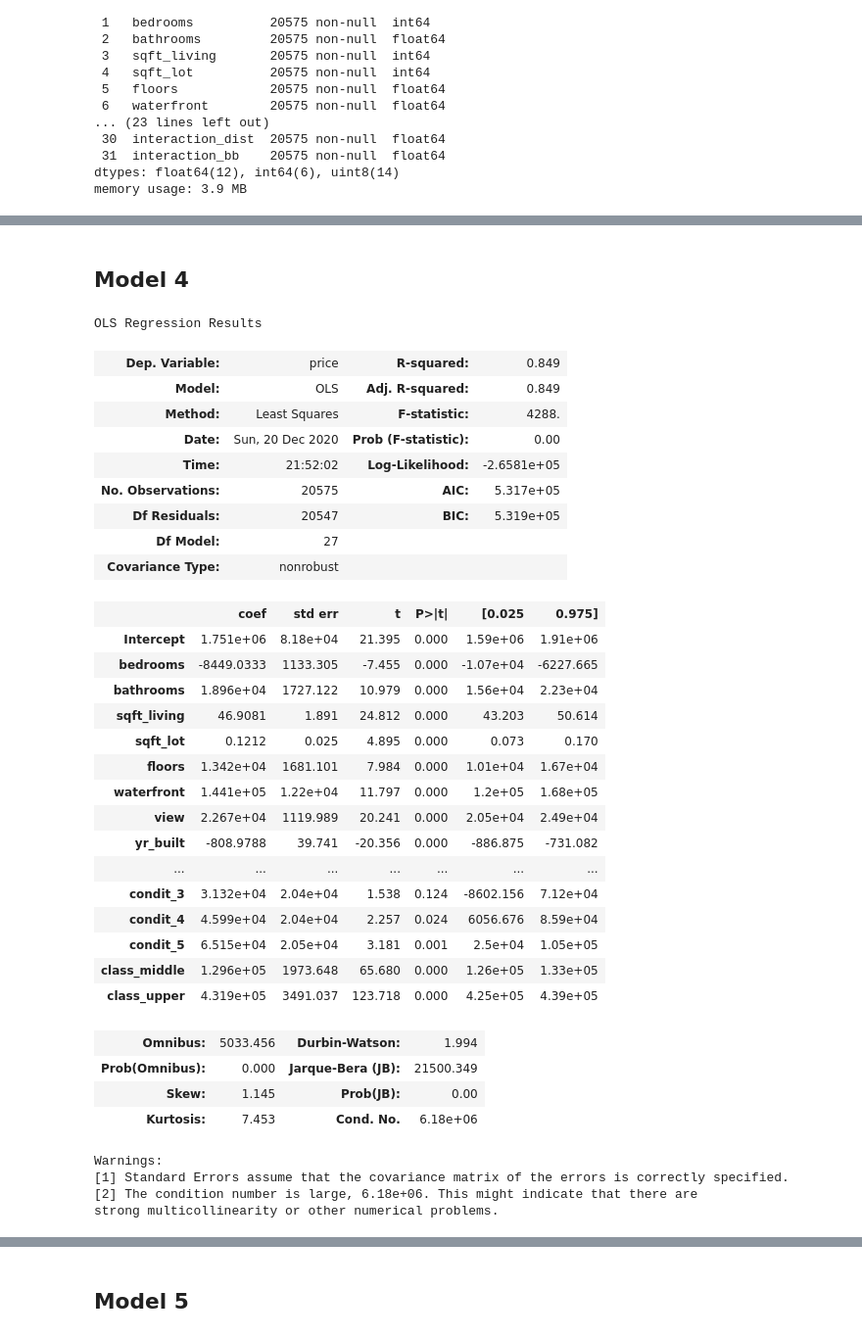
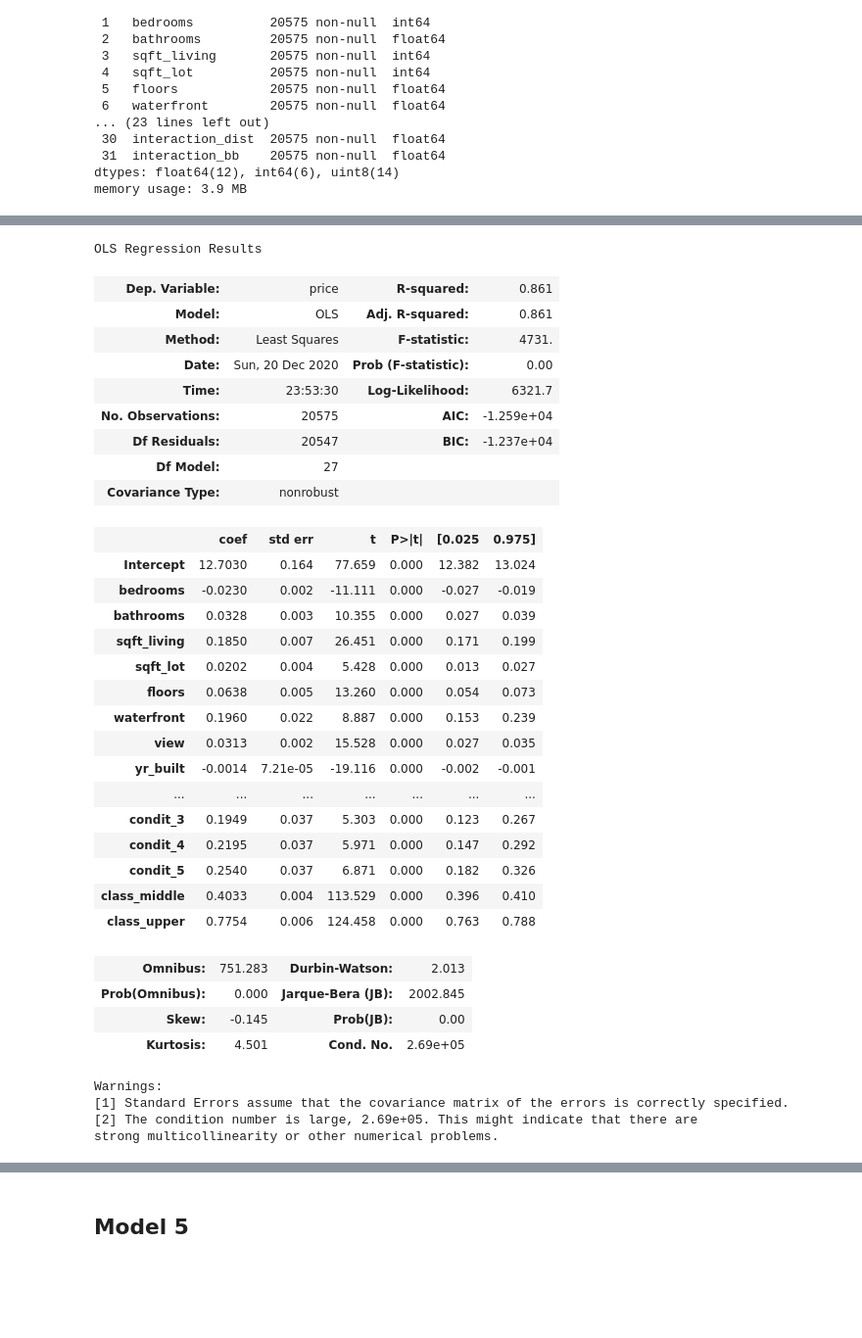
Before and after one commit to MJ-AllDay-67/Project_2_Regression, a Jupyter notebook: regression_notebook.ipynb, the cells around one changed output, grey strips where cells are left out. Shown at 98% size. Cells and saved outputs as stored; diff of their text form; code cells hidden in the pictures; blank space fills up the shorter version.

```diff
--- a/regression_notebook.ipynb
+++ b/regression_notebook.ipynb
@@ -898,10 +892,0 @@ plt.tight_layout()
-# %%
-from sklearn.preprocessing import QuantileTransformer
-qt = QuantileTransformer(output_distribution='normal')
-df['qt_price'] = qt.fit_transform(df[['price']])
-df['qt_sqft_living'] = qt.fit_transform(df[['sqft_living']])
-df['qt_sqft_living15'] = qt.fit_transform(df[['sqft_living15']])
-df['qt_sqft_lot'] = qt.fit_transform(df[['sqft_lot']])
-df['qt_sqft_lot15'] = qt.fit_transform(df[['sqft_lot15']])
-df['qt_interaction_dist'] = qt.fit_transform(df[['interaction_dist']])
-df['qt_interaction_bb'] = qt.fit_transform(df[['interaction_bb']])
@@ -913,49 +893,54 @@ plt.tight_layout()
-# %% [markdown]
-## Model 4
+# %%
+df['price'] = np.log(df['price'])
+df['sqft_living'] = np.log(df['sqft_living'])
+df['sqft_lot'] = np.log(df['sqft_lot'])
+df['floors'] = np.log(df['floors'])
+df['sqft_living15'] = np.log(df['sqft_living15'])
+df['sqft_lot15'] = np.log(df['sqft_lot15'])
 # %%
 outcome = 'price'
 x_cols = ['bedrooms', 'bathrooms', 'sqft_living', 'sqft_lot', 'floors', 'waterfront', 'view',
-          'yr_built', 'yr_renovated', 'dist_to_seattle', 'dist_to_bellevue', 'sqft_living15', 'sqft_lot15', 'gr_5', 'gr_6', 'gr_7', 'gr_8',
-       'gr_9', 'gr_10', 'gr_11', 'gr_12', 'condit_2', 'condit_3',
-       'condit_4', 'condit_5', 'class_middle', 'class_upper']
+          'yr_built', 'yr_renovated', 'dist_to_seattle', 'dist_to_bellevue', 'sqft_living15',
+          'sqft_lot15', 'gr_5', 'gr_6', 'gr_7', 'gr_8','gr_9', 'gr_10', 'gr_11', 'gr_12',
+          'condit_2', 'condit_3', 'condit_4', 'condit_5', 'class_middle', 'class_upper']
 predictors = '+'.join(x_cols)
 f = outcome + '~' + predictors
 model4 = smf.ols(formula=f, data=df).fit()
 model4.summary()
 # %% [output]
 OLS Regression Results
-| Dep. Variable: | price | R-squared: | 0.849 |
-| Model: | OLS | Adj. R-squared: | 0.849 |
-| Method: | Least Squares | F-statistic: | 4288. |
+| Dep. Variable: | price | R-squared: | 0.861 |
+| Model: | OLS | Adj. R-squared: | 0.861 |
+| Method: | Least Squares | F-statistic: | 4731. |
 | Date: | Sun, 20 Dec 2020 | Prob (F-statistic): | 0.00 |
-| Time: | 21:52:02 | Log-Likelihood: | -2.6581e+05 |
-| No. Observations: | 20575 | AIC: | 5.317e+05 |
-| Df Residuals: | 20547 | BIC: | 5.319e+05 |
+| Time: | 23:53:30 | Log-Likelihood: | 6321.7 |
+| No. Observations: | 20575 | AIC: | -1.259e+04 |
+| Df Residuals: | 20547 | BIC: | -1.237e+04 |
 | Df Model: | 27 |  |  |
 | Covariance Type: | nonrobust |  |  |
 |  | coef | std err | t | P>|t| | [0.025 | 0.975] |
-| Intercept | 1.751e+06 | 8.18e+04 | 21.395 | 0.000 | 1.59e+06 | 1.91e+06 |
-| bedrooms | -8449.0333 | 1133.305 | -7.455 | 0.000 | -1.07e+04 | -6227.665 |
-| bathrooms | 1.896e+04 | 1727.122 | 10.979 | 0.000 | 1.56e+04 | 2.23e+04 |
-| sqft_living | 46.9081 | 1.891 | 24.812 | 0.000 | 43.203 | 50.614 |
-| sqft_lot | 0.1212 | 0.025 | 4.895 | 0.000 | 0.073 | 0.170 |
-| floors | 1.342e+04 | 1681.101 | 7.984 | 0.000 | 1.01e+04 | 1.67e+04 |
-| waterfront | 1.441e+05 | 1.22e+04 | 11.797 | 0.000 | 1.2e+05 | 1.68e+05 |
-| view | 2.267e+04 | 1119.989 | 20.241 | 0.000 | 2.05e+04 | 2.49e+04 |
-| yr_built | -808.9788 | 39.741 | -20.356 | 0.000 | -886.875 | -731.082 |
+| Intercept | 12.7030 | 0.164 | 77.659 | 0.000 | 12.382 | 13.024 |
+| bedrooms | -0.0230 | 0.002 | -11.111 | 0.000 | -0.027 | -0.019 |
+| bathrooms | 0.0328 | 0.003 | 10.355 | 0.000 | 0.027 | 0.039 |
+| sqft_living | 0.1850 | 0.007 | 26.451 | 0.000 | 0.171 | 0.199 |
+| sqft_lot | 0.0202 | 0.004 | 5.428 | 0.000 | 0.013 | 0.027 |
+| floors | 0.0638 | 0.005 | 13.260 | 0.000 | 0.054 | 0.073 |
+| waterfront | 0.1960 | 0.022 | 8.887 | 0.000 | 0.153 | 0.239 |
+| view | 0.0313 | 0.002 | 15.528 | 0.000 | 0.027 | 0.035 |
+| yr_built | -0.0014 | 7.21e-05 | -19.116 | 0.000 | -0.002 | -0.001 |
 | ... | ... | ... | ... | ... | ... | ... |
-| condit_3 | 3.132e+04 | 2.04e+04 | 1.538 | 0.124 | -8602.156 | 7.12e+04 |
-| condit_4 | 4.599e+04 | 2.04e+04 | 2.257 | 0.024 | 6056.676 | 8.59e+04 |
-| condit_5 | 6.515e+04 | 2.05e+04 | 3.181 | 0.001 | 2.5e+04 | 1.05e+05 |
-| class_middle | 1.296e+05 | 1973.648 | 65.680 | 0.000 | 1.26e+05 | 1.33e+05 |
-| class_upper | 4.319e+05 | 3491.037 | 123.718 | 0.000 | 4.25e+05 | 4.39e+05 |
+| condit_3 | 0.1949 | 0.037 | 5.303 | 0.000 | 0.123 | 0.267 |
+| condit_4 | 0.2195 | 0.037 | 5.971 | 0.000 | 0.147 | 0.292 |
+| condit_5 | 0.2540 | 0.037 | 6.871 | 0.000 | 0.182 | 0.326 |
+| class_middle | 0.4033 | 0.004 | 113.529 | 0.000 | 0.396 | 0.410 |
+| class_upper | 0.7754 | 0.006 | 124.458 | 0.000 | 0.763 | 0.788 |
-| Omnibus: | 5033.456 | Durbin-Watson: | 1.994 |
-| Prob(Omnibus): | 0.000 | Jarque-Bera (JB): | 21500.349 |
-| Skew: | 1.145 | Prob(JB): | 0.00 |
-| Kurtosis: | 7.453 | Cond. No. | 6.18e+06 |
+| Omnibus: | 751.283 | Durbin-Watson: | 2.013 |
+| Prob(Omnibus): | 0.000 | Jarque-Bera (JB): | 2002.845 |
+| Skew: | -0.145 | Prob(JB): | 0.00 |
+| Kurtosis: | 4.501 | Cond. No. | 2.69e+05 |
 Warnings:
 [1] Standard Errors assume that the covariance matrix of the errors is correctly specified.
-[2] The condition number is large, 6.18e+06. This might indicate that there are
+[2] The condition number is large, 2.69e+05. This might indicate that there are
 strong multicollinearity or other numerical problems.
 # %%
 # qq plot
```
Also changed, not shown: parts of 24 cells of this notebook, 3 other files.
